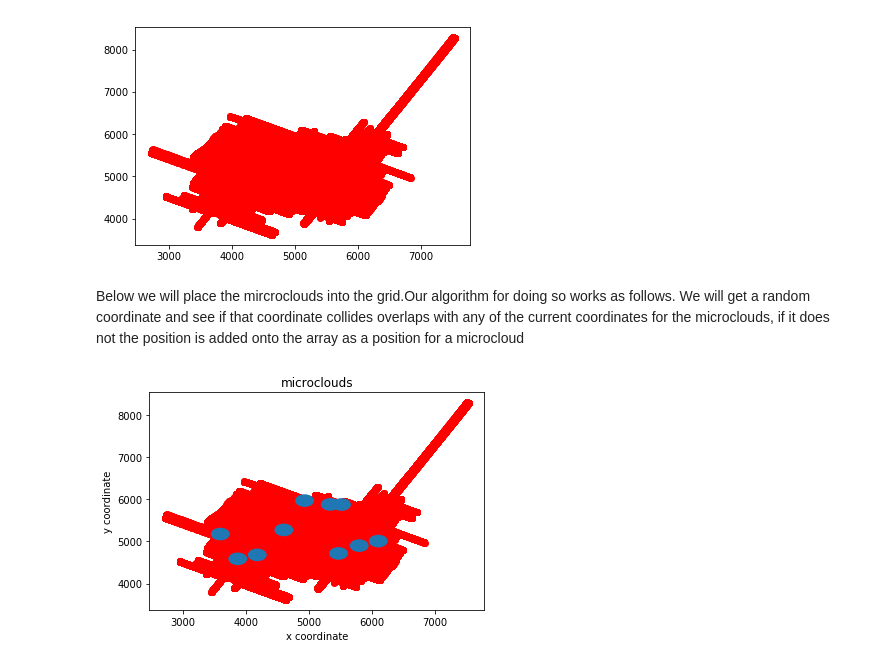
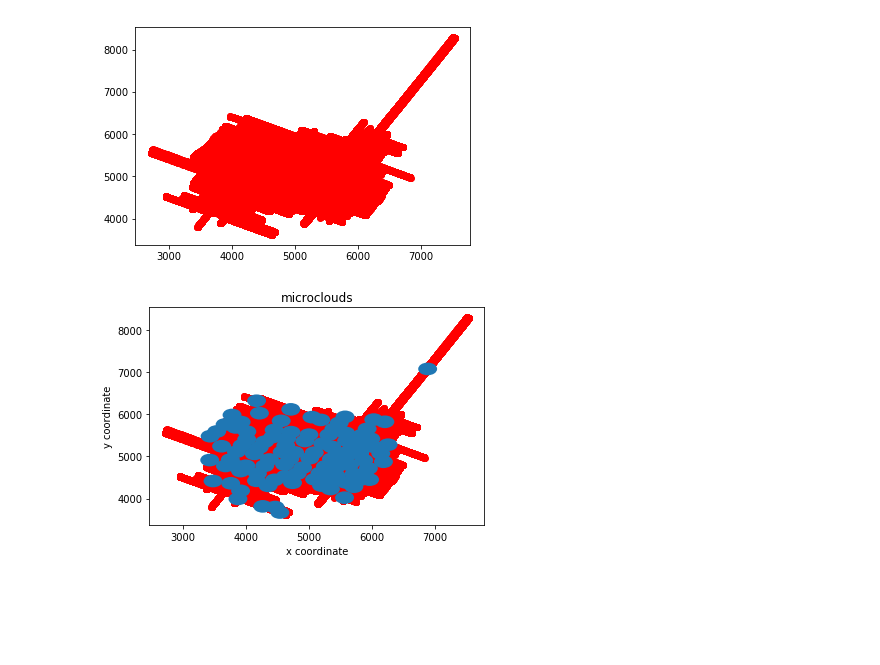
Before and after one commit to JuanMantica123/vanet_simulator, a Jupyter notebook: Vanet_Simulation_New_York.ipynb, the cells around one changed output. Cells and saved outputs as stored; diff of their text form; code cells hidden in the pictures; blank space fills up the shorter version.

Commit message:
Updated the plots and fixed some bugs

```diff
--- a/Vanet_Simulation_New_York.ipynb
+++ b/Vanet_Simulation_New_York.ipynb
@@ -61,5 +44,3 @@ plt.scatter(coords_x,coords_y,c='red')
 plt.show()
 # %% [output]
 [figure]
-# %% [markdown]
-Below we will place the mircroclouds into the grid.Our algorithm for doing so works as follows. We will get a random coordinate and see if that coordinate collides overlaps with any of the current coordinates for the microclouds, if it does not the position is added onto the array as a position for a microcloud
@@ -69,6 +47,8 @@ NUM_MICROCLOUDS = 10
+# %%
+NUM_MICROCLOUDS = 100
 # %%
-MICROCLOUD_COORDS = create_coords(coordinates,MICROCLOUD_RANGE,num_microclouds=NUM_MICROCLOUDS)
+microclouds_coords = vp.create_coords(coordinates,MICROCLOUD_RANGE,num_microclouds=NUM_MICROCLOUDS)
 # %%
-plot_microclouds(MICROCLOUD_COORDS,MICROCLOUD_RANGE,coords_x,coords_y)
+vp.plot_microclouds(microclouds_coords,MICROCLOUD_RANGE,coords_x,coords_y)
 # %% [output]
-[figure, old version]
+[figure, new version]
```
Also changed, not shown: parts of 37 cells of this notebook, 6 other files.
